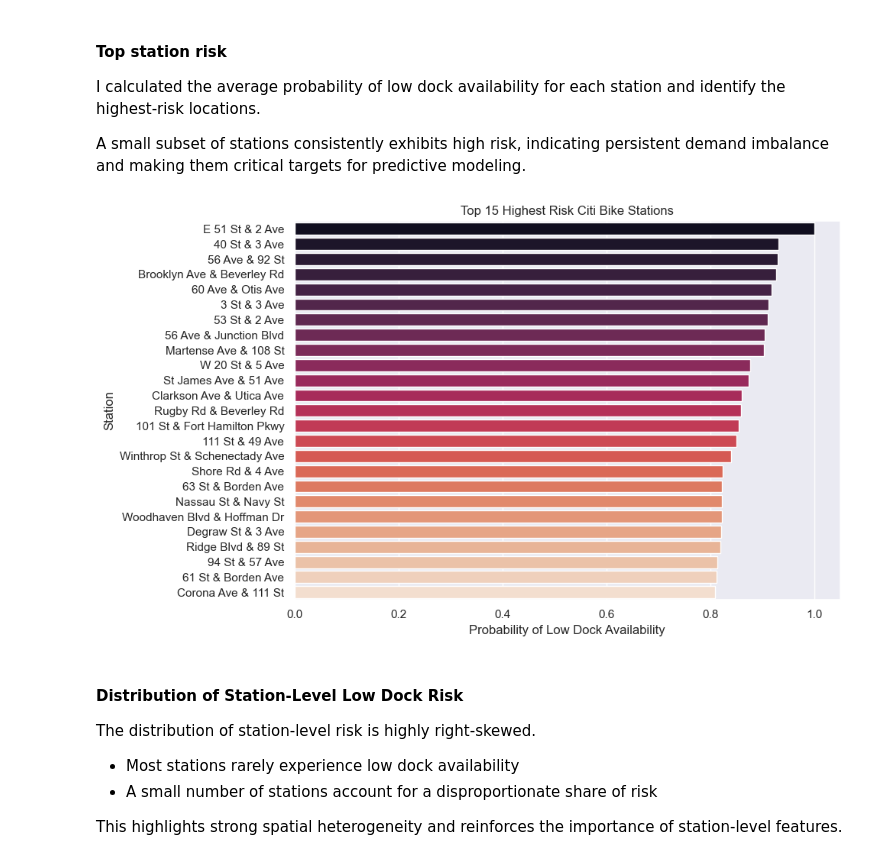
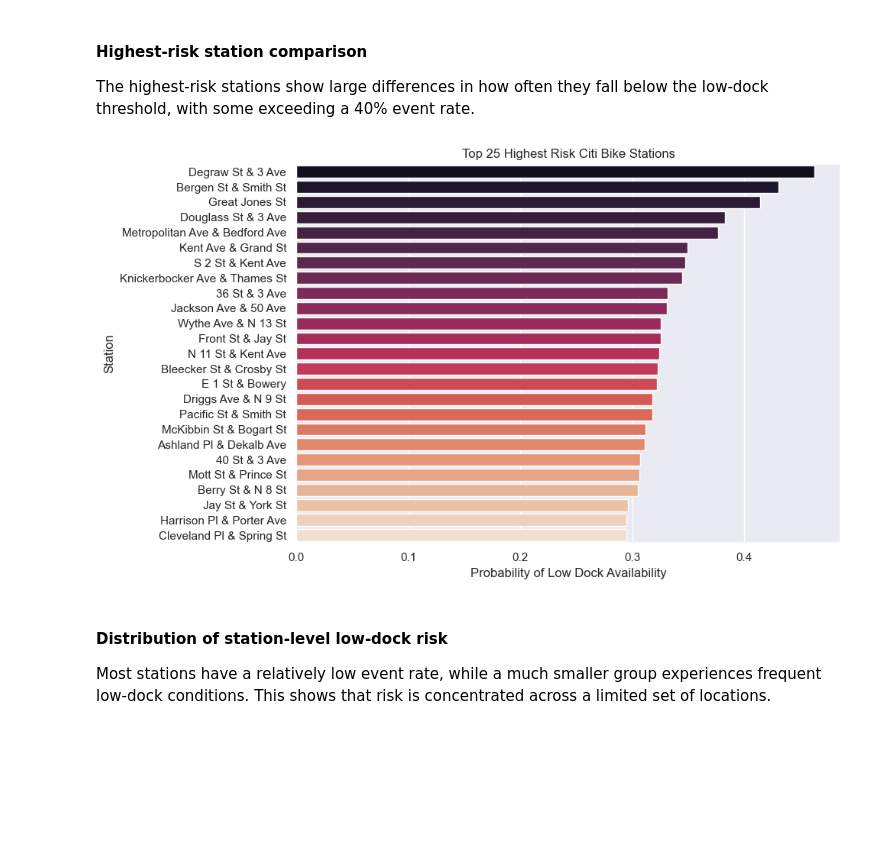
Before and after one commit to jac6779/citi-bike-prediction, a Jupyter notebook: notebooks/02_citi_bike_prediction_exploratory_analysis.ipynb, the cells around one changed output. Cells and saved outputs as stored; diff of their text form; code cells hidden in the pictures; blank space fills up the shorter version.

Commit message:
Retrained models on updated dataset.

```diff
--- a/notebooks/02_citi_bike_prediction_exploratory_analysis.ipynb
+++ b/notebooks/02_citi_bike_prediction_exploratory_analysis.ipynb
@@ -334,47 +299,40 @@ plt.show()
 # %% [markdown]
-#### Top station risk
+#### Highest-risk station comparison
 
-I calculated the average probability of low dock availability for each station and identify the highest-risk locations.
-
-A small subset of stations consistently exhibits high risk, indicating persistent demand imbalance and making them critical targets for predictive modeling.
+The highest-risk stations show large differences in how often they fall below the low-dock threshold, with some exceeding a 40% event rate.
 # %%
 # Aggregate data
 station_risk = (
     data
     .groupby(["station_id", "citi_bike_station_name"], as_index=False)
-    .agg(low_dock_rate=("lda_30min", "mean"))
+    .agg(low_dock_rate=("lda", "mean"))
     .sort_values("low_dock_rate", ascending=False)
 )
 
 # Figure size
 plt.figure(figsize=(10,6))
 
 # Plot data
 sns.barplot(
     data=station_risk.head(25),
     x="low_dock_rate",
     y="citi_bike_station_name",
     hue="citi_bike_station_name",
     palette="rocket"
 )
 
 # Axes labels and title
-plt.title("Top 15 Highest Risk Citi Bike Stations")
+plt.title("Top 25 Highest Risk Citi Bike Stations")
 plt.xlabel("Probability of Low Dock Availability")
 plt.ylabel("Station")
 plt.tight_layout()
 plt.show()
 # %% [output]
-[figure, old version]
+[figure, new version]
 # %% [markdown]
-#### Distribution of Station-Level Low Dock Risk
+#### Distribution of station-level low-dock risk
 
-The distribution of station-level risk is highly right-skewed.
-
-- Most stations rarely experience low dock availability
-- A small number of stations account for a disproportionate share of risk
-
-This highlights strong spatial heterogeneity and reinforces the importance of station-level features.
+Most stations have a relatively low event rate, while a much smaller group experiences frequent low-dock conditions. This shows that risk is concentrated across a limited set of locations.
 # %%
 plt.figure(figsize=(10,6))
 station_risk["low_dock_rate"].hist(bins=30)
```
Also changed, not shown: parts of 24 cells of this notebook, 6 other files.
